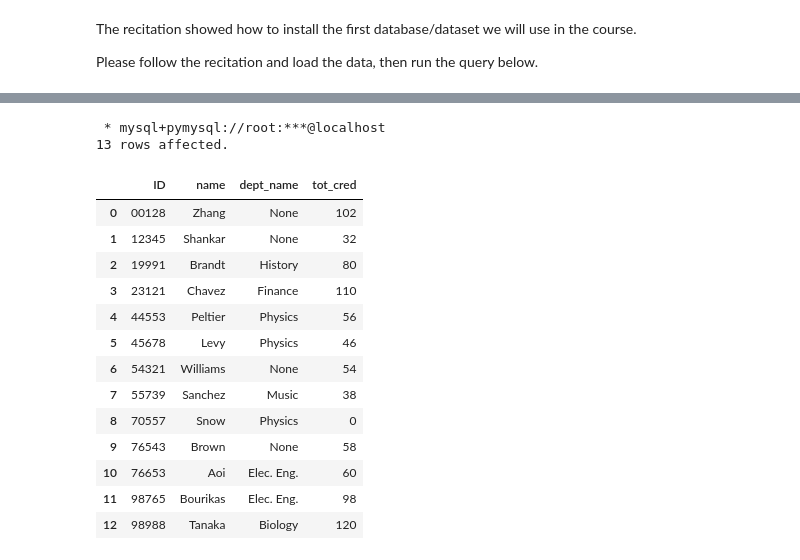
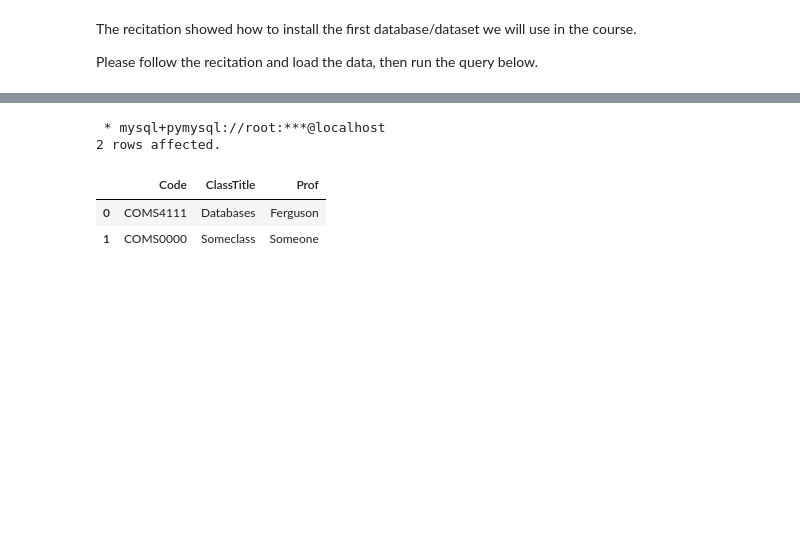
Before and after one commit to donald-f-ferguson/W4111-Intro-to-Databases-Spring-2024, a Jupyter notebook: Homework/HW0/S24-W4111-HW0.ipynb, the cells around one changed output, grey strips where cells are left out. Cells and saved outputs as stored; diff of their text form; code cells hidden in the pictures; blank space fills up the shorter version.

```diff
--- a/Homework/HW0/S24-W4111-HW0.ipynb
+++ b/Homework/HW0/S24-W4111-HW0.ipynb
@@ -308,20 +291,9 @@ Please follow the recitation and load the data, then run the query below.
 # %%
-result = %sql select * from db_book.student
+result = %sql select * from HW0.Course
 result.DataFrame()
 # %% [output]
  * mysql+pymysql://root:***@localhost
-13 rows affected.
+2 rows affected.
-|  | ID | name | dept_name | tot_cred |
-| 0 | 00128 | Zhang | None | 102 |
-| 1 | 12345 | Shankar | None | 32 |
-| 2 | 19991 | Brandt | History | 80 |
-| 3 | 23121 | Chavez | Finance | 110 |
-| 4 | 44553 | Peltier | Physics | 56 |
-| 5 | 45678 | Levy | Physics | 46 |
-| 6 | 54321 | Williams | None | 54 |
-| 7 | 55739 | Sanchez | Music | 38 |
-| 8 | 70557 | Snow | Physics | 0 |
-| 9 | 76543 | Brown | None | 58 |
-| 10 | 76653 | Aoi | Elec. Eng. | 60 |
-| 11 | 98765 | Bourikas | Elec. Eng. | 98 |
-| 12 | 98988 | Tanaka | Biology | 120 |
+|  | Code | ClassTitle | Prof |
+| 0 | COMS4111 | Databases | Ferguson |
+| 1 | COMS0000 | Someclass | Someone |
```
Also changed, not shown: parts of 13 cells of this notebook, 4 other files.
